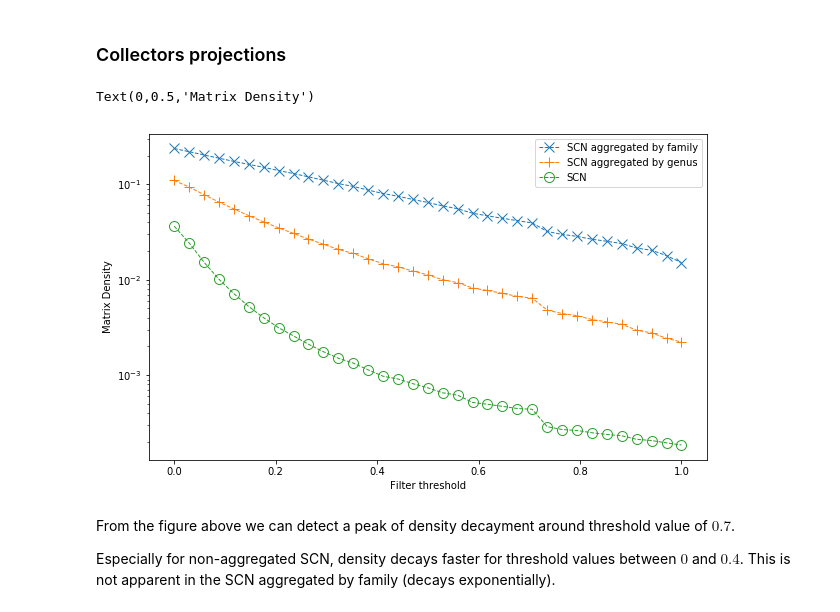
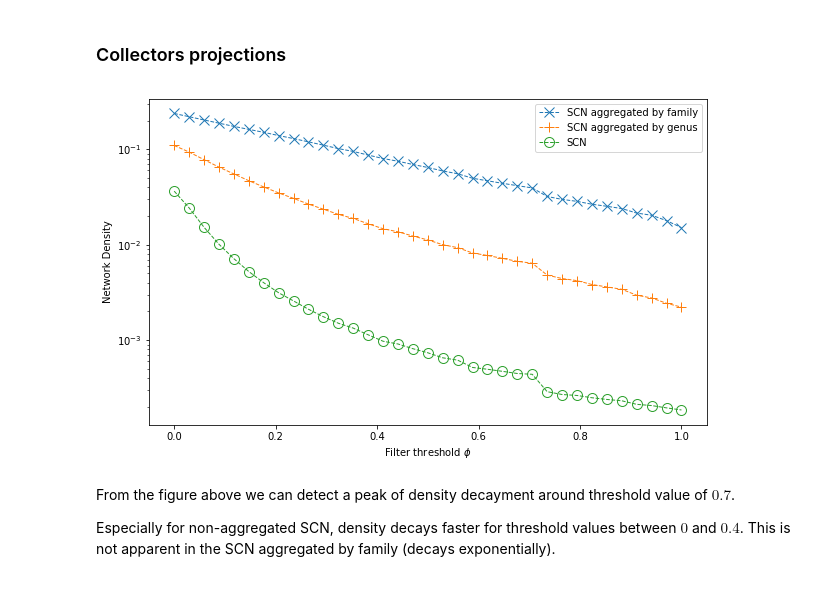
Before and after one commit to pedrosiracusa/tese_lncc_code, a Jupyter notebook: notebooks/chapter4/SCN_projections.ipynb, the cells around one changed output. Saved outputs shown, nothing was run; the diff lists cells and outputs as text; code cells hidden in the pictures.

```diff
--- a/notebooks/chapter4/SCN_projections.ipynb
+++ b/notebooks/chapter4/SCN_projections.ipynb
@@ -207,17 +207,16 @@ y_family = np.array( [ calculateDensity(filterMatrix(m_scn_family_projCol,thresh
 # %%
 plt.plot(X,y_family, 'x', ls='--', markerfacecolor='none', label='SCN aggregated by family',markersize=10,lw=1)
 plt.plot(X,y_genus, '+', ls='--', markerfacecolor='none', label='SCN aggregated by genus', markersize=10,lw=1)
 plt.plot(X,y_noagg, 'o', ls='--', markerfacecolor='none', label='SCN', markersize=10,lw=1)
 
 plt.yscale('log')
 
 plt.legend()
-plt.xlabel('Filter threshold')
-plt.ylabel('Matrix Density')
-#plt.savefig('filter_thresh_col.pdf', dpi=92, bbox_inches='tight')
+plt.xlabel('Filter threshold $\phi$')
+plt.ylabel('Network Density')
+plt.savefig('filter_thresh_col.pdf', dpi=92, bbox_inches='tight')
 # %% [output]
-Text(0,0.5,'Matrix Density')
-[figure, old version]
+[figure, new version]
 # %% [markdown]
 From the figure above we can detect a peak of density decayment around threshold value of $0.7$.
 
```
Also changed, not shown: parts of 1 cell of this notebook.
